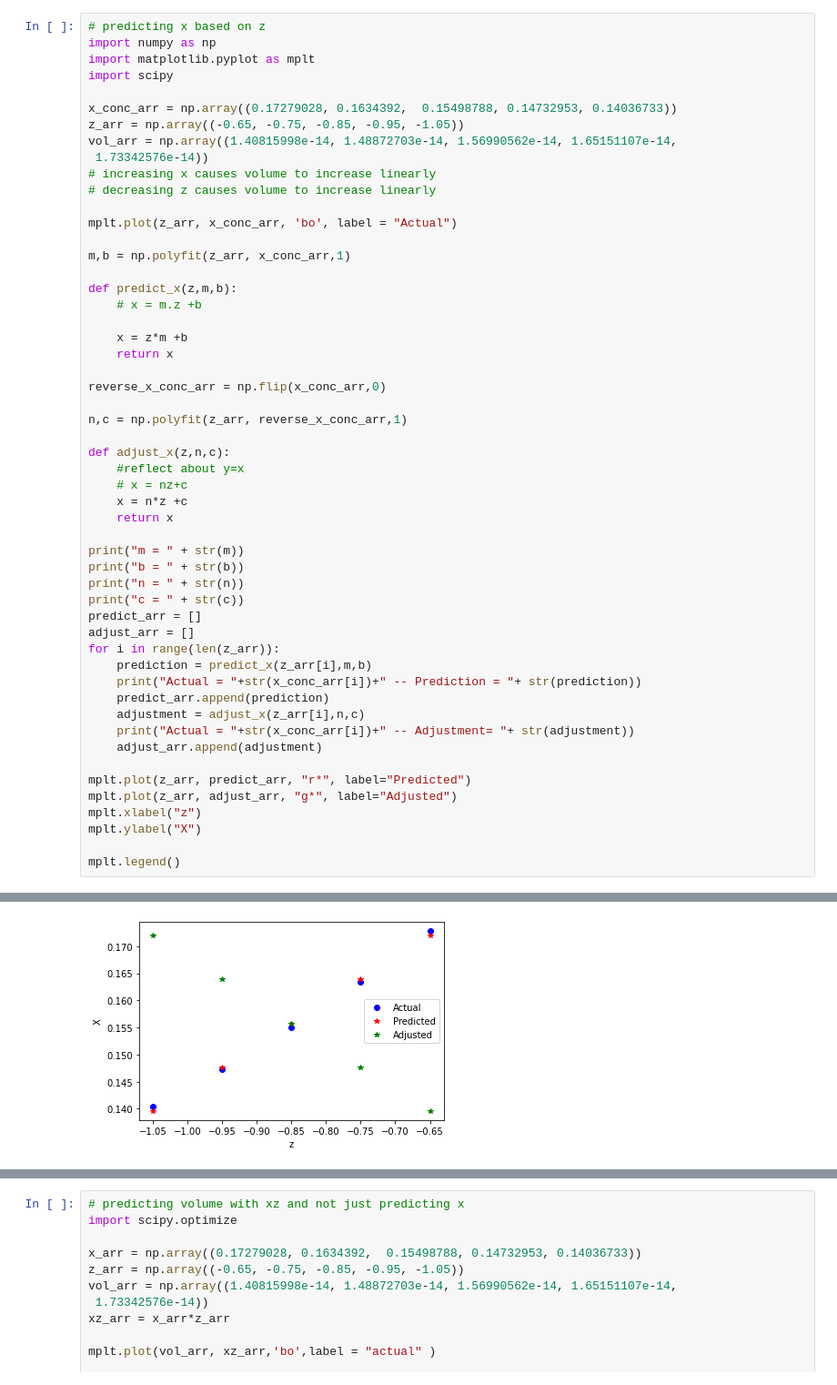
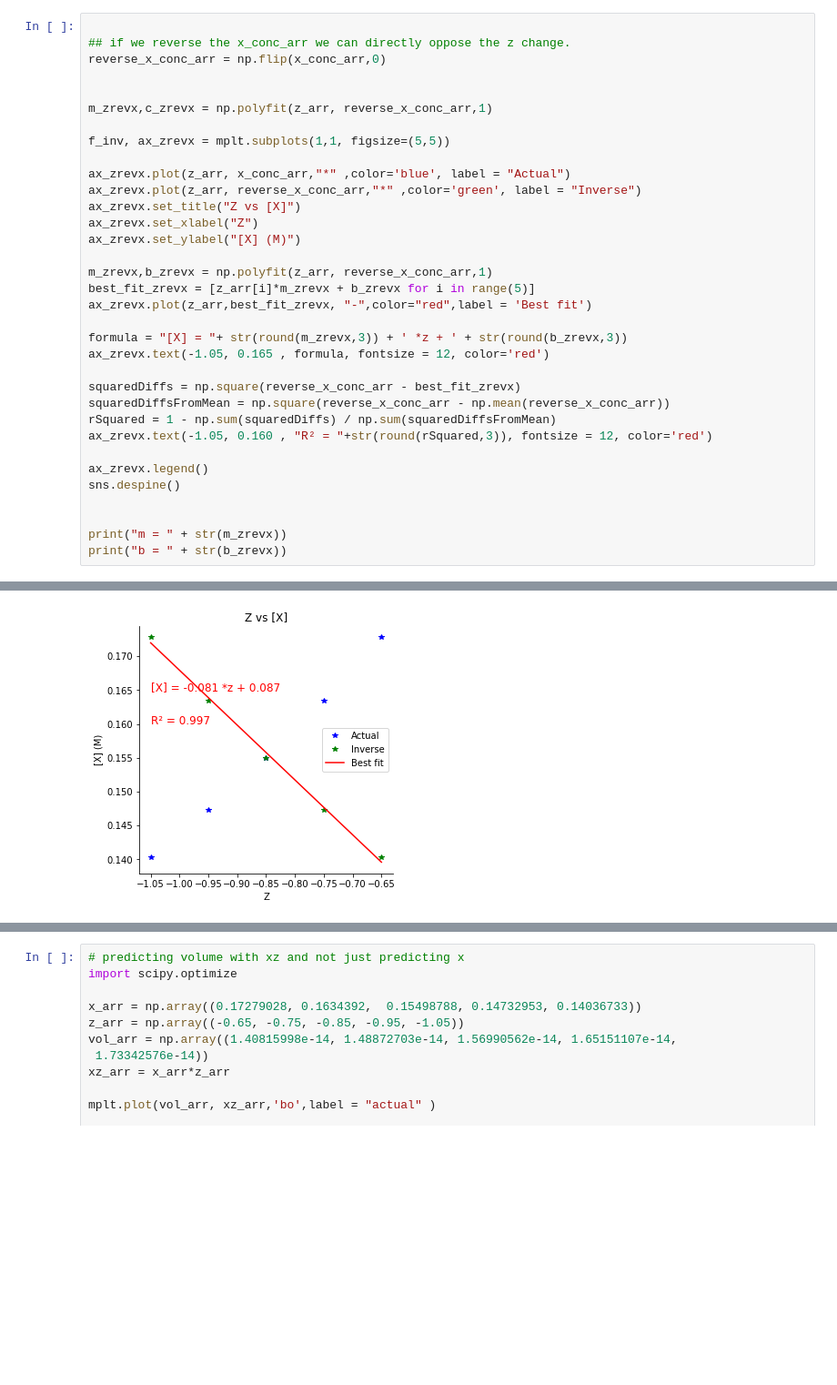
Before and after one commit to Eran707/msc_code_repo, a Jupyter notebook: Figure_4_adjust for volume testing.ipynb, the cells around one changed output, grey strips where cells are left out. Shown at 91% size. Cells and saved outputs as stored; diff of their text form; blank space fills up the shorter version.

Commit message:
Made jupyter notebook to explore x-z relationship. Changed code to adjust x based on z

```diff
--- a/Figure_4_adjust for volume testing.ipynb
+++ b/Figure_4_adjust for volume testing.ipynb
@@ -1,54 +101,35 @@
 # %%
-# predicting x based on z
-import numpy as np
-import matplotlib.pyplot as mplt
-import scipy
 
-x_conc_arr = np.array((0.17279028, 0.1634392,  0.15498788, 0.14732953, 0.14036733))
-z_arr = np.array((-0.65, -0.75, -0.85, -0.95, -1.05))
-vol_arr = np.array((1.40815998e-14, 1.48872703e-14, 1.56990562e-14, 1.65151107e-14,
- 1.73342576e-14))
-# increasing x causes volume to increase linearly
-# decreasing z causes volume to increase linearly
-
-mplt.plot(z_arr, x_conc_arr, 'bo', label = "Actual")
-
-m,b = np.polyfit(z_arr, x_conc_arr,1)
-
-def predict_x(z,m,b):
-    # x = m.z +b
-
-    x = z*m +b
-    return x
-
+## if we reverse the x_conc_arr we can directly oppose the z change.
 reverse_x_conc_arr = np.flip(x_conc_arr,0)
 
-n,c = np.polyfit(z_arr, reverse_x_conc_arr,1)
 
-def adjust_x(z,n,c):
-    #reflect about y=x
-    # x = nz+c
-    x = n*z +c
-    return x
+m_zrevx,c_zrevx = np.polyfit(z_arr, reverse_x_conc_arr,1)
 
-print("m = " + str(m))
-print("b = " + str(b))
-print("n = " + str(n))
-print("c = " + str(c))
-predict_arr = []
-adjust_arr = []
-for i in range(len(z_arr)):
-    prediction = predict_x(z_arr[i],m,b)
-    print("Actual = "+str(x_conc_arr[i])+" -- Prediction = "+ str(prediction))
-    predict_arr.append(prediction)
-    adjustment = adjust_x(z_arr[i],n,c)
-    print("Actual = "+str(x_conc_arr[i])+" -- Adjustment= "+ str(adjustment))
-    adjust_arr.append(adjustment)
+f_inv, ax_zrevx = mplt.subplots(1,1, figsize=(5,5))
 
-mplt.plot(z_arr, predict_arr, "r*", label="Predicted")
-mplt.plot(z_arr, adjust_arr, "g*", label="Adjusted")
-mplt.xlabel("z")
-mplt.ylabel("X")
+ax_zrevx.plot(z_arr, x_conc_arr,"*" ,color='blue', label = "Actual")
+ax_zrevx.plot(z_arr, reverse_x_conc_arr,"*" ,color='green', label = "Inverse")
+ax_zrevx.set_title("Z vs [X]")
+ax_zrevx.set_xlabel("Z")
+ax_zrevx.set_ylabel("[X] (M)")
 
-mplt.legend()
+m_zrevx,b_zrevx = np.polyfit(z_arr, reverse_x_conc_arr,1)
+best_fit_zrevx = [z_arr[i]*m_zrevx + b_zrevx for i in range(5)]
+ax_zrevx.plot(z_arr,best_fit_zrevx, "-",color="red",label = 'Best fit')
+
+formula = "[X] = "+ str(round(m_zrevx,3)) + ' *z + ' + str(round(b_zrevx,3))
+ax_zrevx.text(-1.05, 0.165 , formula, fontsize = 12, color='red')
+
+squaredDiffs = np.square(reverse_x_conc_arr - best_fit_zrevx)
+squaredDiffsFromMean = np.square(reverse_x_conc_arr - np.mean(reverse_x_conc_arr))
+rSquared = 1 - np.sum(squaredDiffs) / np.sum(squaredDiffsFromMean)
+ax_zrevx.text(-1.05, 0.160 , "R² = "+str(round(rSquared,3)), fontsize = 12, color='red')
+
+ax_zrevx.legend()
+sns.despine()
+
+
+print("m = " + str(m_zrevx))
+print("b = " + str(b_zrevx))
 # %% [output]
@@ -70 +138 @@ Actual = 0.14036733 -- Adjustment= 0.17197395800000004
-[figure, old version]
+[figure, new version]
```
Also changed, not shown: parts of 8 cells of this notebook, 4 other files.
